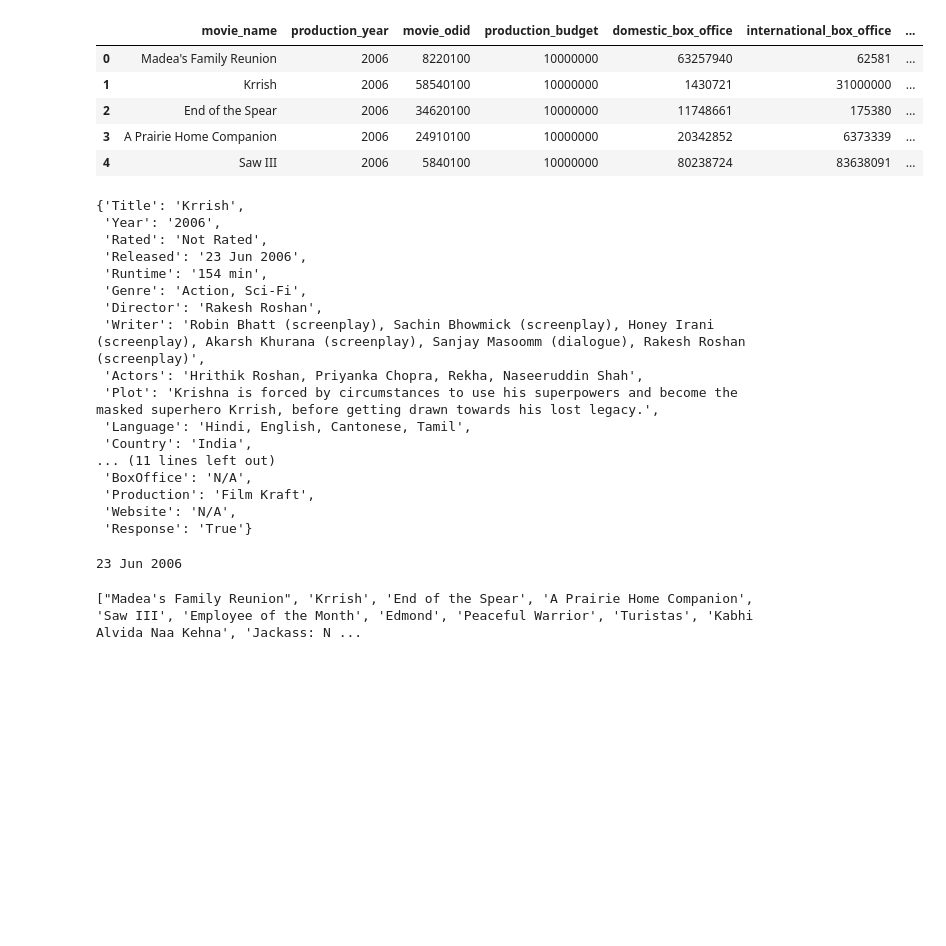
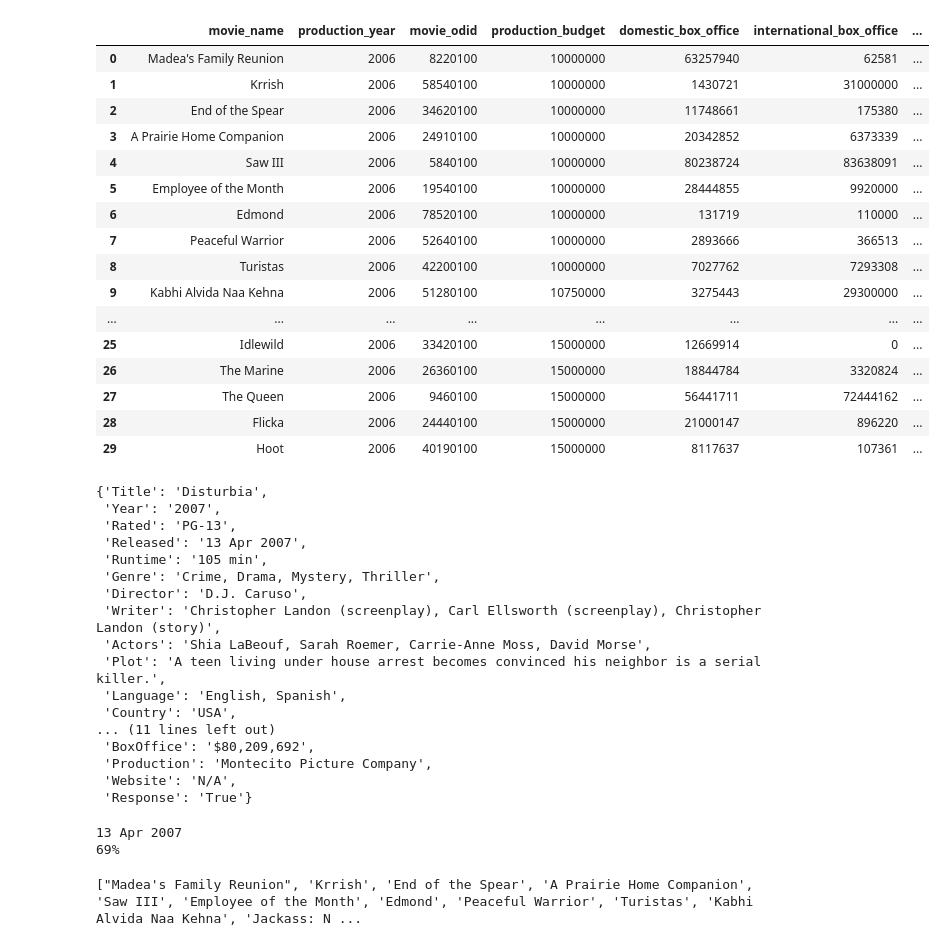
Before and after one commit to cspence001/film_budget_roi, a Jupyter notebook: main.ipynb, the cells around one changed output. Saved outputs shown, nothing was run; the diff lists cells and outputs as text; code cells hidden in the pictures; blank space fills up the shorter version.

```diff
--- a/main.ipynb
+++ b/main.ipynb
@@ -33,46 +33,62 @@ movies_df.head(20)
-# %%
-#add columns to df
-movies_df['Country'] = ""
-movies_df['Date Released'] = ""
-movies_df['Production Company'] = ""
-movies_df['Critic rating'] = ""
-
-movies_df.head()
-# %% [output]
-|  | movie_name | production_year | movie_odid | production_budget | domestic_box_office | international_box_office | ... |
-| 0 | Madea's Family Reunion | 2006 | 8220100 | 10000000 | 63257940 | 62581 | ... |
-| 1 | Krrish | 2006 | 58540100 | 10000000 | 1430721 | 31000000 | ... |
-| 2 | End of the Spear | 2006 | 34620100 | 10000000 | 11748661 | 175380 | ... |
-| 3 | A Prairie Home Companion | 2006 | 24910100 | 10000000 | 20342852 | 6373339 | ... |
-| 4 | Saw III | 2006 | 5840100 | 10000000 | 80238724 | 83638091 | ... |
+# %%
+#adding columns to dataframe for Total Box Office & ROI
+
+#set variables for calculations, add columns to dataFrame
+total_box_office = movies_df["domestic_box_office"] + movies_df["international_box_office"]
+movies_df['Total Box Office'] = total_box_office
+return_on_investment = movies_df['Total Box Office'] / movies_df['production_budget'] *100
+movies_df['ROI'] = (return_on_investment).map("{0:.2f}%".format)
+
+movies_df.head(30)
+# %% [output]
+|  | movie_name | production_year | movie_odid | production_budget | domestic_box_office | international_box_office | ... |
+| 0 | Madea's Family Reunion | 2006 | 8220100 | 10000000 | 63257940 | 62581 | ... |
+| 1 | Krrish | 2006 | 58540100 | 10000000 | 1430721 | 31000000 | ... |
+| 2 | End of the Spear | 2006 | 34620100 | 10000000 | 11748661 | 175380 | ... |
+| 3 | A Prairie Home Companion | 2006 | 24910100 | 10000000 | 20342852 | 6373339 | ... |
+| 4 | Saw III | 2006 | 5840100 | 10000000 | 80238724 | 83638091 | ... |
+| 5 | Employee of the Month | 2006 | 19540100 | 10000000 | 28444855 | 9920000 | ... |
+| 6 | Edmond | 2006 | 78520100 | 10000000 | 131719 | 110000 | ... |
+| 7 | Peaceful Warrior | 2006 | 52640100 | 10000000 | 2893666 | 366513 | ... |
+| 8 | Turistas | 2006 | 42200100 | 10000000 | 7027762 | 7293308 | ... |
+| 9 | Kabhi Alvida Naa Kehna | 2006 | 51280100 | 10750000 | 3275443 | 29300000 | ... |
+| ... | ... | ... | ... | ... | ... | ... | ... |
+| 25 | Idlewild | 2006 | 33420100 | 15000000 | 12669914 | 0 | ... |
+| 26 | The Marine | 2006 | 26360100 | 15000000 | 18844784 | 3320824 | ... |
+| 27 | The Queen | 2006 | 9460100 | 15000000 | 56441711 | 72444162 | ... |
+| 28 | Flicka | 2006 | 24440100 | 15000000 | 21000147 | 896220 | ... |
+| 29 | Hoot | 2006 | 40190100 | 15000000 | 8117637 | 107361 | ... |
 # %%
 #test for sample api
+
 base_url = "http://www.omdbapi.com/?apikey=" + api_key + "&t="
-samp_movie_name = requests.get(base_url +"Krrish").json()
+samp_movie_name = requests.get(base_url +"Disturbia").json()
 samp_movie_name
 # %% [output]
-{'Title': 'Krrish',
- 'Year': '2006',
- 'Rated': 'Not Rated',
- 'Released': '23 Jun 2006',
- 'Runtime': '154 min',
- 'Genre': 'Action, Sci-Fi',
- 'Director': 'Rakesh Roshan',
- 'Writer': 'Robin Bhatt (screenplay), Sachin Bhowmick (screenplay), Honey Irani (screenplay), Akarsh Khurana (screenplay), Sanjay Masoomm (dialogue), Rakesh Roshan (screenplay)',
- 'Actors': 'Hrithik Roshan, Priyanka Chopra, Rekha, Naseeruddin Shah',
- 'Plot': 'Krishna is forced by circumstances to use his superpowers and become the masked superhero Krrish, before getting drawn towards his lost legacy.',
- 'Language': 'Hindi, English, Cantonese, Tamil',
- 'Country': 'India',
+{'Title': 'Disturbia',
+ 'Year': '2007',
+ 'Rated': 'PG-13',
+ 'Released': '13 Apr 2007',
+ 'Runtime': '105 min',
+ 'Genre': 'Crime, Drama, Mystery, Thriller',
+ 'Director': 'D.J. Caruso',
+ 'Writer': 'Christopher Landon (screenplay), Carl Ellsworth (screenplay), Christopher Landon (story)',
+ 'Actors': 'Shia LaBeouf, Sarah Roemer, Carrie-Anne Moss, David Morse',
+ 'Plot': 'A teen living under house arrest becomes convinced his neighbor is a serial killer.',
+ 'Language': 'English, Spanish',
+ 'Country': 'USA',
 ... (11 lines left out)
- 'BoxOffice': 'N/A',
- 'Production': 'Film Kraft',
+ 'BoxOffice': '$80,209,692',
+ 'Production': 'Montecito Picture Company',
  'Website': 'N/A',
  'Response': 'True'}
 # %%
 #test for api value pull
 print(samp_movie_name["Released"])
+print(samp_movie_name["Ratings"][1]["Value"])
 # %% [output]
-23 Jun 2006
+13 Apr 2007
+69%
 # %%
 #convert column to list for api value pull
 movie_names = movies_df.movie_name.to_list()
```
Also changed, not shown: parts of 9 cells of this notebook, 1 other file.
